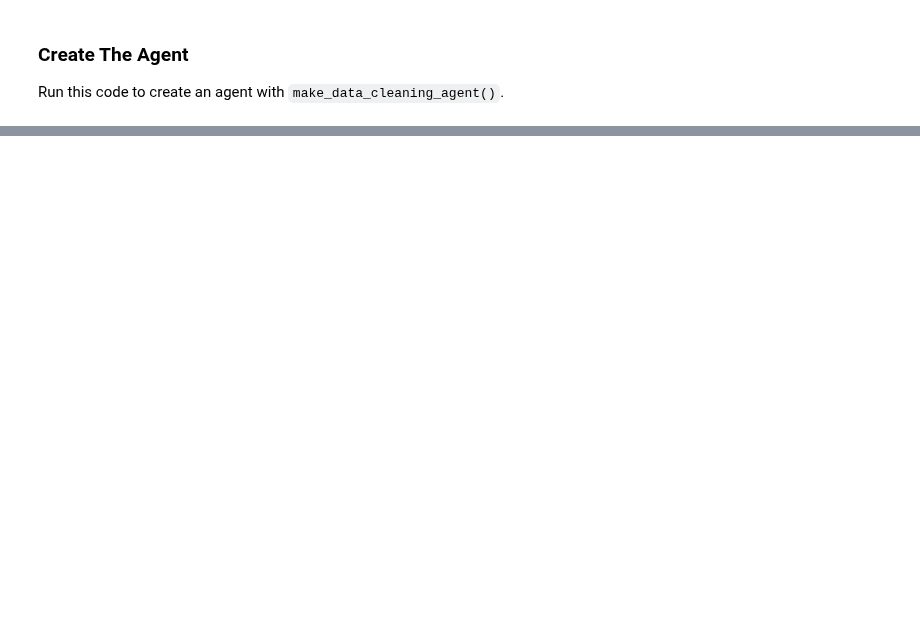
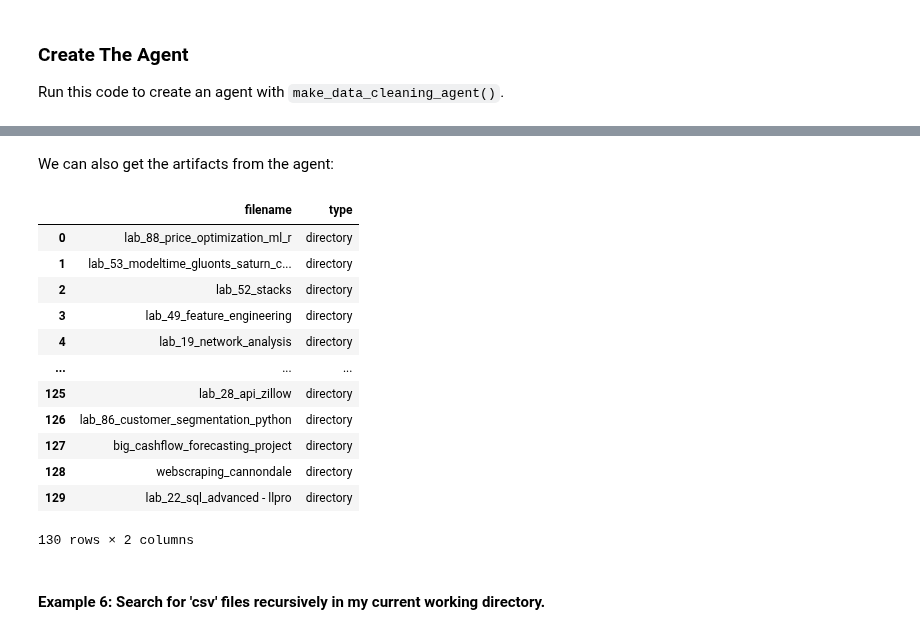
Before and after one commit to szl0144/stock-data-analysis-agent, a Jupyter notebook: examples/data_loader_tools_agent.ipynb, the cells around one changed output, grey strips where cells are left out. Saved outputs shown, nothing was run; the diff lists cells and outputs as text; code cells hidden in the pictures; blank space fills up the shorter version.

```diff
--- a/examples/data_loader_tools_agent.ipynb
+++ b/examples/data_loader_tools_agent.ipynb
@@ -258,0 +289,20 @@ data_cleaning_agent.get_recommended_cleaning_steps(markdown=True)
+# %% [markdown]
+We can also get the artifacts from the agent:
+# %%
+data_loader_agent.get_artifacts(as_dataframe=True)
+# %% [output]
+|  | filename | type |
+| 0 | lab_88_price_optimization_ml_r | directory |
+| 1 | lab_53_modeltime_gluonts_saturn_c... | directory |
+| 2 | lab_52_stacks | directory |
+| 3 | lab_49_feature_engineering | directory |
+| 4 | lab_19_network_analysis | directory |
+| ... | ... | ... |
+| 125 | lab_28_api_zillow | directory |
+| 126 | lab_86_customer_segmentation_python | directory |
+| 127 | big_cashflow_forecasting_project | directory |
+| 128 | webscraping_cannondale | directory |
+| 129 | lab_22_sql_advanced - llpro | directory |
+130 rows × 2 columns
+# %% [markdown]
+#### Example 6: Search for 'csv' files recursively in my current working directory.
```
Also changed, not shown: parts of 47 cells of this notebook, 2 other files.
